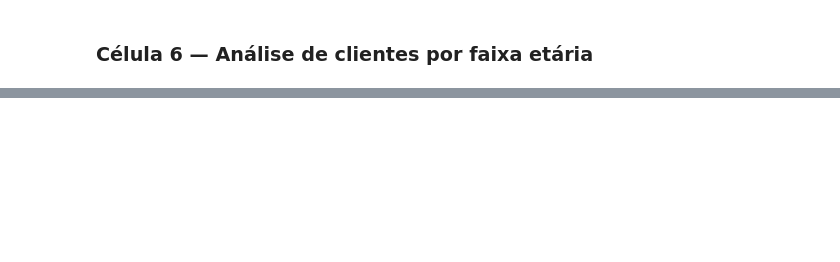
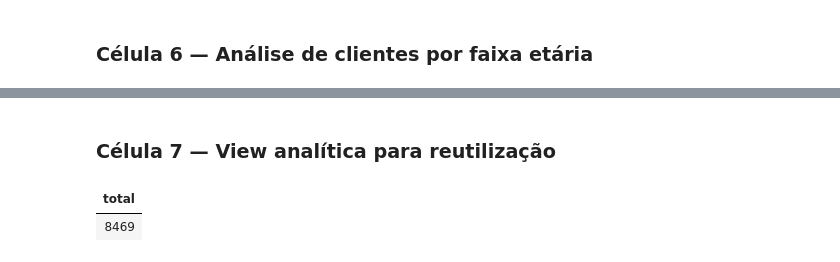
Before and after one commit to GiseleCp/customer-support-bi-databricks, a Jupyter notebook: notebooks/07_sql_queries.ipynb, the cells around one changed output, grey strips where cells are left out. Saved outputs shown, nothing was run; the diff lists cells and outputs as text; code cells hidden in the pictures; blank space fills up the shorter version.

```diff
--- a/notebooks/07_sql_queries.ipynb
+++ b/notebooks/07_sql_queries.ipynb
@@ -224,0 +271,36 @@ ORDER BY satisfacao_media ASC
+# %% [markdown]
+### Célula 7 — View analítica para reutilização
+# %%
+%sql
+-- Criando uma View para reutilização futura
+CREATE OR REPLACE TEMP VIEW vw_performance_geral AS
+SELECT
+    f.Ticket_ID,
+    dc.Customer_Name,
+    dc.Age_Group,
+    dp.Product_Purchased,
+    dt.Ticket_Type,
+    ds.Ticket_Subject,
+    dst.Ticket_Status,
+    dpr.Ticket_Priority,
+    dch.Ticket_Channel,
+    f.Date_of_Purchase,
+    f.Customer_Satisfaction_Rating,
+    f.Resolution_Time_Hours,
+    f.Response_Time_Hours,
+    f.Is_Resolved,
+    f.Purchase_Year,
+    f.Purchase_Month
+FROM f_customer_support_tickets f
+JOIN dim_customer  dc  ON f.Customer_ID  = dc.Customer_ID
+JOIN dim_product   dp  ON f.Product_ID   = dp.Product_ID
+JOIN dim_type      dt  ON f.Type_ID      = dt.Type_ID
+JOIN dim_subject   ds  ON f.Subject_ID   = ds.Subject_ID
+JOIN dim_status    dst ON f.Status_ID    = dst.Status_ID
+JOIN dim_priority  dpr ON f.Priority_ID  = dpr.Priority_ID
+JOIN dim_channel   dch ON f.Channel_ID   = dch.Channel_ID;
+
+SELECT COUNT(*) AS total FROM vw_performance_geral
+# %% [output]
+| total |
+| 8469 |
```
Also changed, not shown: parts of 7 cells of this notebook.
